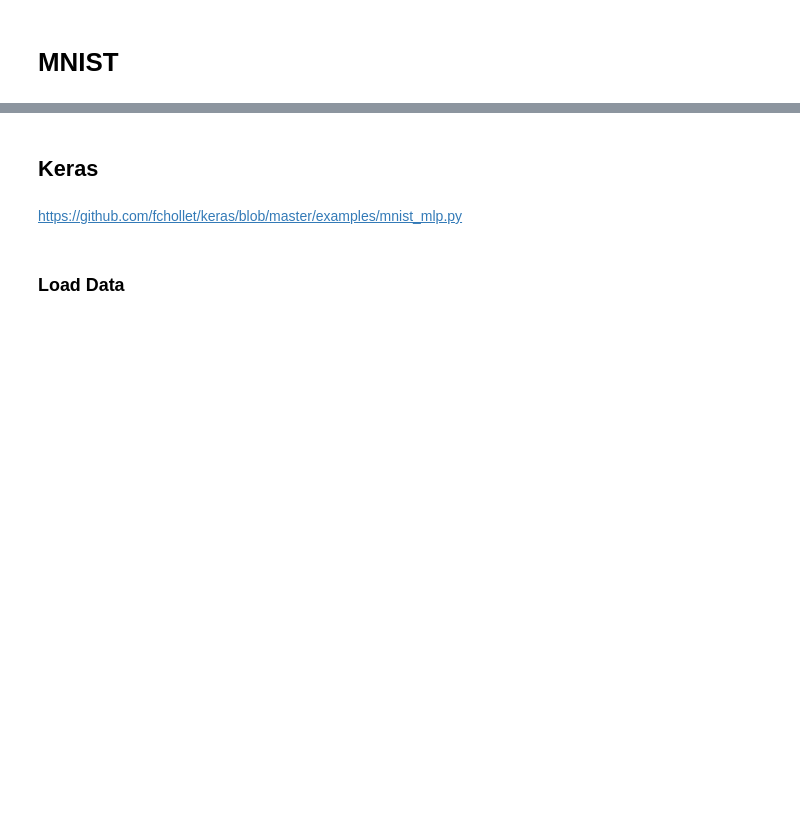
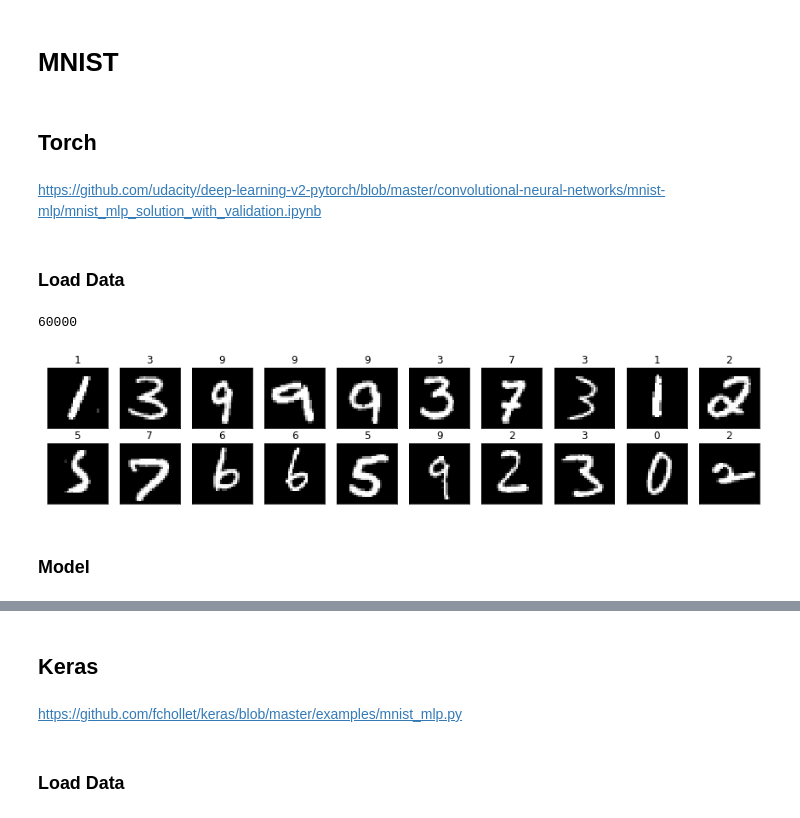
Before and after one commit to hoihui/nlp, a Jupyter notebook: MLP.ipynb, the cells around one changed output, grey strips where cells are left out. Saved outputs shown, nothing was run; the diff lists cells and outputs as text; code cells hidden in the pictures; blank space fills up the shorter version.

```diff
--- a/MLP.ipynb
+++ b/MLP.ipynb
@@ -4,3 +4,55 @@ import matplotlib.pyplot as plt
 %matplotlib inline
 # %% [markdown]
 # MNIST
+# %% [markdown]
+## Torch
+# %% [markdown]
+https://github.com/udacity/deep-learning-v2-pytorch/blob/master/convolutional-neural-networks/mnist-mlp/mnist_mlp_solution_with_validation.ipynb
+# %%
+import torch
+
+num_workers = 0  # number of subprocesses to use for data loading
+batch_size = 64  # how many samples per batch to load
+valid_size = 0.2 # percentage of training set to use as validation
+imgsize = 28
+epochs = 50
+patience = 2
+# %% [markdown]
+### Load Data
+# %%
+from torchvision import datasets, transforms
+from torch.utils.data.sampler import SubsetRandomSampler
+
+transform = transforms.ToTensor()
+train_data = datasets.MNIST(root='~/.pytorch/MNIST_data/', train=True, download=True, transform=transform)
+test_data = datasets.MNIST(root='~/.pytorch/MNIST_data/', train=False, download=True, transform=transform)
+
+# build train/val indices
+numtrain = len(train_data)
+indices = list(range(numtrain))
+np.random.shuffle(indices)
+split = int(valid_size * numtrain)
+train_idx, valid_idx = indices[split:], indices[:split]
+
+train_sampler = SubsetRandomSampler(train_idx)
+valid_sampler = SubsetRandomSampler(valid_idx)
+
+train_loader = torch.utils.data.DataLoader(train_data, batch_size=batch_size, sampler=train_sampler, num_workers=num_workers)
+valid_loader = torch.utils.data.DataLoader(train_data, batch_size=batch_size, sampler=valid_sampler, num_workers=num_workers)
+test_loader = torch.utils.data.DataLoader(test_data, batch_size=batch_size, num_workers=num_workers)
+
+print(numtrain)
+# %% [output]
+60000
+# %%
+#visualize
+images, labels = next(iter(train_loader))
+fig = plt.figure(figsize=(15, 3))
+for idx in np.arange(20):
+    ax = fig.add_subplot(2, 20/2, idx+1, xticks=[], yticks=[])
+    ax.imshow(np.squeeze(images[idx]), cmap='gray')
+    ax.set_title(str(labels[idx].item()))
+# %% [output]
+[figure, added]
+# %% [markdown]
+### Model
```
Also changed, not shown: parts of 20 cells of this notebook, 5 other files.
